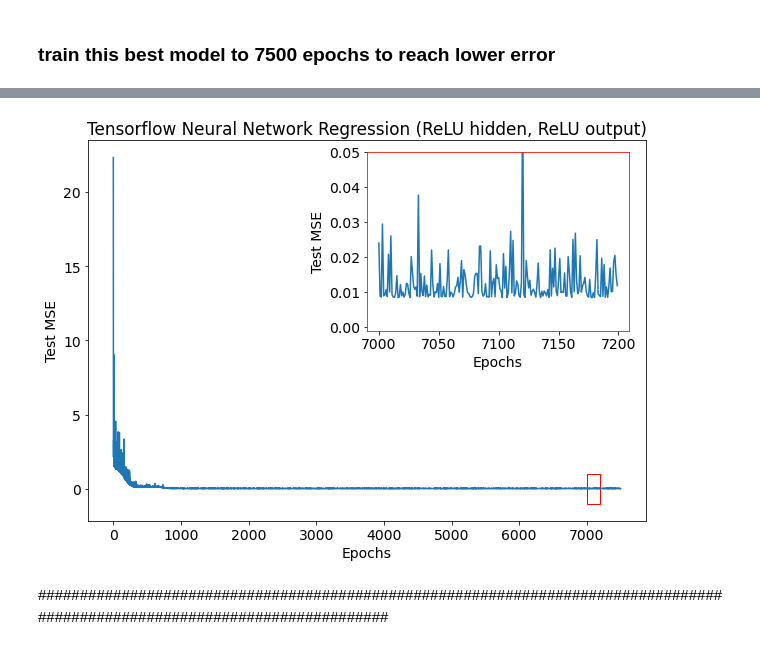
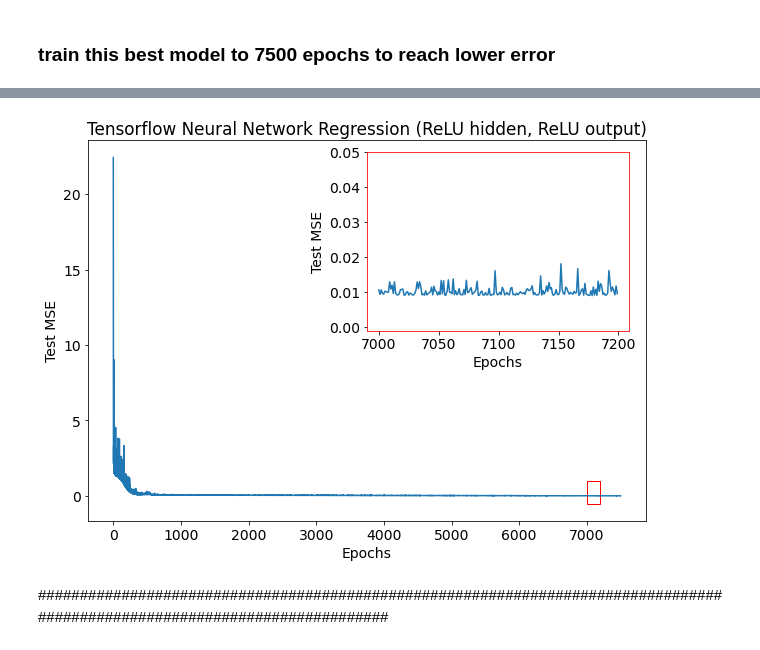
Before and after one commit to orhuff/FYS-STK-4155-Project2-Neural-Networks, a Jupyter notebook: code/neural_network.ipynb, the cells around one changed output, grey strips where cells are left out. Drawn from its saved outputs; the diff is of its cells as text; code cells hidden in the pictures.

```diff
--- a/code/neural_network.ipynb
+++ b/code/neural_network.ipynb
@@ -546,7 +566,7 @@ fig.savefig('regression_nn_scratch_grid_search.jpg', dpi=1000, bbox_inches='tigh
 npoints = 100
 np.random.seed(1)
 x = 3*np.random.rand(npoints,1)
-y = 4 + 3*x + 2*x**2 + np.random.normal(0,0.1)
+y = 4 + 3*x + 2*x**2
 
 X_train, X_test, y_train, y_test = train_test_split(x, y, test_size=0.2, random_state=1)
 
@@ -554,7 +574,7 @@ train = list(zip(X_train[:,0], y_train[:,0]))
 test = list(zip(X_test[:,0], y_test[:,0]))
 
 activ_funcs = ['relu', 'relu']
-net_relu = neural_network([1, 50, 1], activ_funcs, 'regression', lmbda=0)
+net_relu = neural_network([1, 50, 1], activ_funcs, 'regression', lmbda=1e-5)
 
 data_size = len(train)
 n_epochs = 7500
@@ -633,27 +653,27 @@ Epoch 2994/7500
 # %%
 test_loss = train_history.history['val_loss']
 
 plt.rcParams.update({'font.size': 14})
 fig,ax = plt.subplots(figsize=(10,7))
 
 ax.plot(test_loss)
 ax.set_ylabel('Test MSE')
 ax.set_xlabel('Epochs')
-rect = patches.Rectangle((7000, -1), 200, 2, linewidth=1, edgecolor='r', facecolor='none')
+rect = patches.Rectangle((7000, -0.5), 200, 1.5, linewidth=1, edgecolor='r', facecolor='none')
 ax.add_patch(rect)
 ax.set_title('Tensorflow Neural Network Regression (ReLU hidden, ReLU output)')
 
 
 axins = ax.inset_axes([0.5, 0.5, 0.47, 0.47]);
 axins.plot(test_loss[7000:7200])
 axins.set_xticklabels(range(6950, 7250, 50));
 axins.set_ylabel('Test MSE')
 axins.set_xlabel('Epochs')
 axins.set_ylim(-0.001, 0.05)
 plt.setp(axins.spines.values(), color='red');
 fig.savefig('regression_nn_tensorflow.jpg', dpi=1000, bbox_inches='tight')
 # %% [output]
-[figure, old version]
+[figure, new version]
 # %% [markdown]
 ############################################################################################################################
 # %% [markdown]
```
Also changed, not shown: parts of 19 cells of this notebook, 3 other files.
